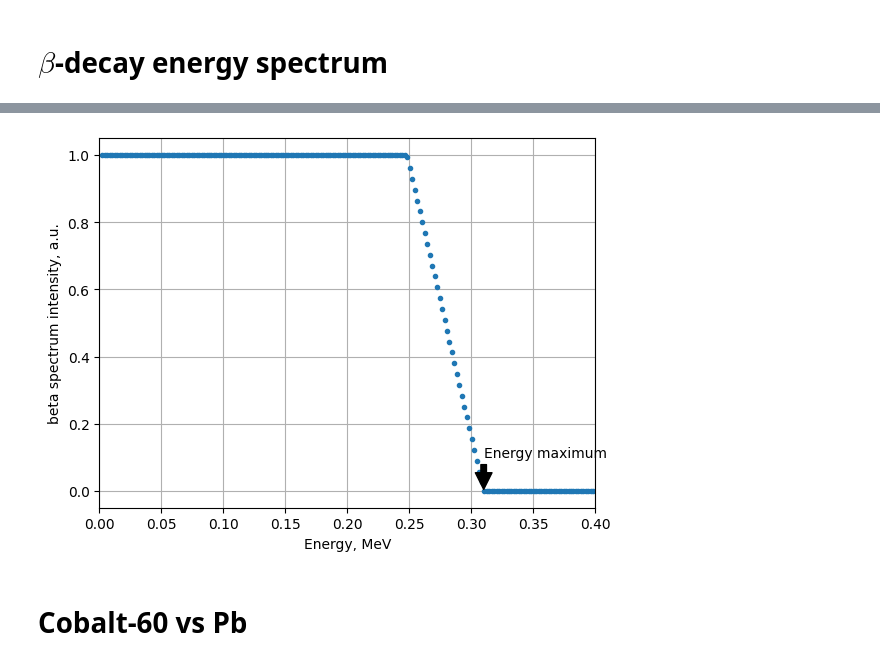
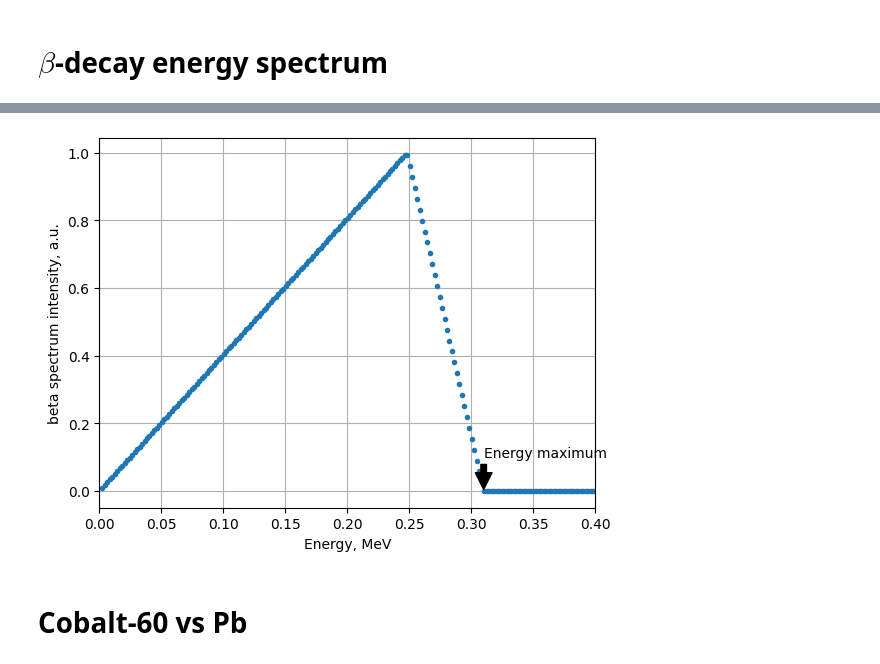
Before and after one commit to evgeny-kolonsky/Lab4, a Jupyter notebook: NU/Attenuation_model.ipynb, the cells around one changed output, grey strips where cells are left out. Cells and saved outputs as stored; diff of their text form; code cells hidden in the pictures.

```diff
--- a/NU/Attenuation_model.ipynb
+++ b/NU/Attenuation_model.ipynb
@@ -438,35 +438,36 @@ def zero_spectrum():
 
 def beta_spectrum(Emax):
   Emid = Emax * 0.8 # intensity maximum energy coordinate
   I  = zero_spectrum()
   mask = Espace >= Emid
   I[mask] =  (1 - Espace[mask]/Emax) * Emax / (Emax - Emid) # rude approximation by lines
   mask = Espace < Emid
-  I[mask] = 1 # Espace[mask] / Emid
+  #I[mask] = 1
+  I[mask] =  Espace[mask] / Emid
   I[I < 0] = 0
   return I
 
 # delta-function
 def gamma_spectrum(Energy):
   I  = zero_spectrum()
   index = np.argmin(np.abs(np.array(Espace)-Energy))
   I[index] =  Energy
   return I
 
 # usage example
 
 beta_Emax = 0.31
 gamma_Energy = 1.173
 plt.plot(Espace, beta_spectrum(beta_Emax), '.')
 plt.xlabel('Energy, MeV')
 plt.ylabel('beta spectrum intensity, a.u.')
 plt.xlim(0.0, 0.4)
 plt.annotate('Energy maximum', xy=(beta_Emax, 0), xytext=(beta_Emax, 0.1), arrowprops=dict(facecolor='black', shrink=0.05))
 plt.grid()
 #plt.xscale('log')
 #plt.yscale('log')
 # %% [output]
-[figure, old version]
+[figure, new version]
 # %% [markdown]
 # Cobalt-60 vs Pb
 # %% [markdown]
```
Also changed, not shown: parts of 2 cells of this notebook.
